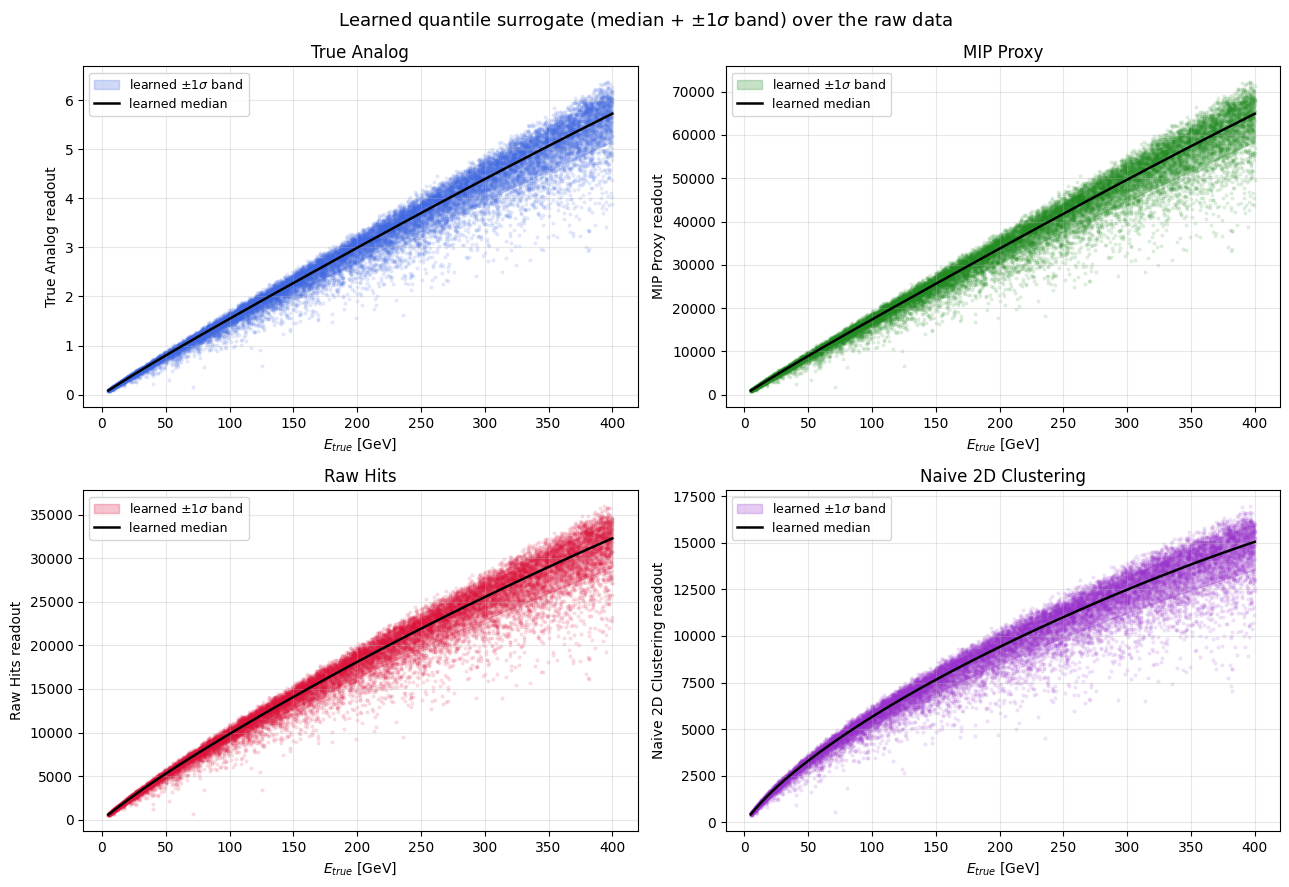
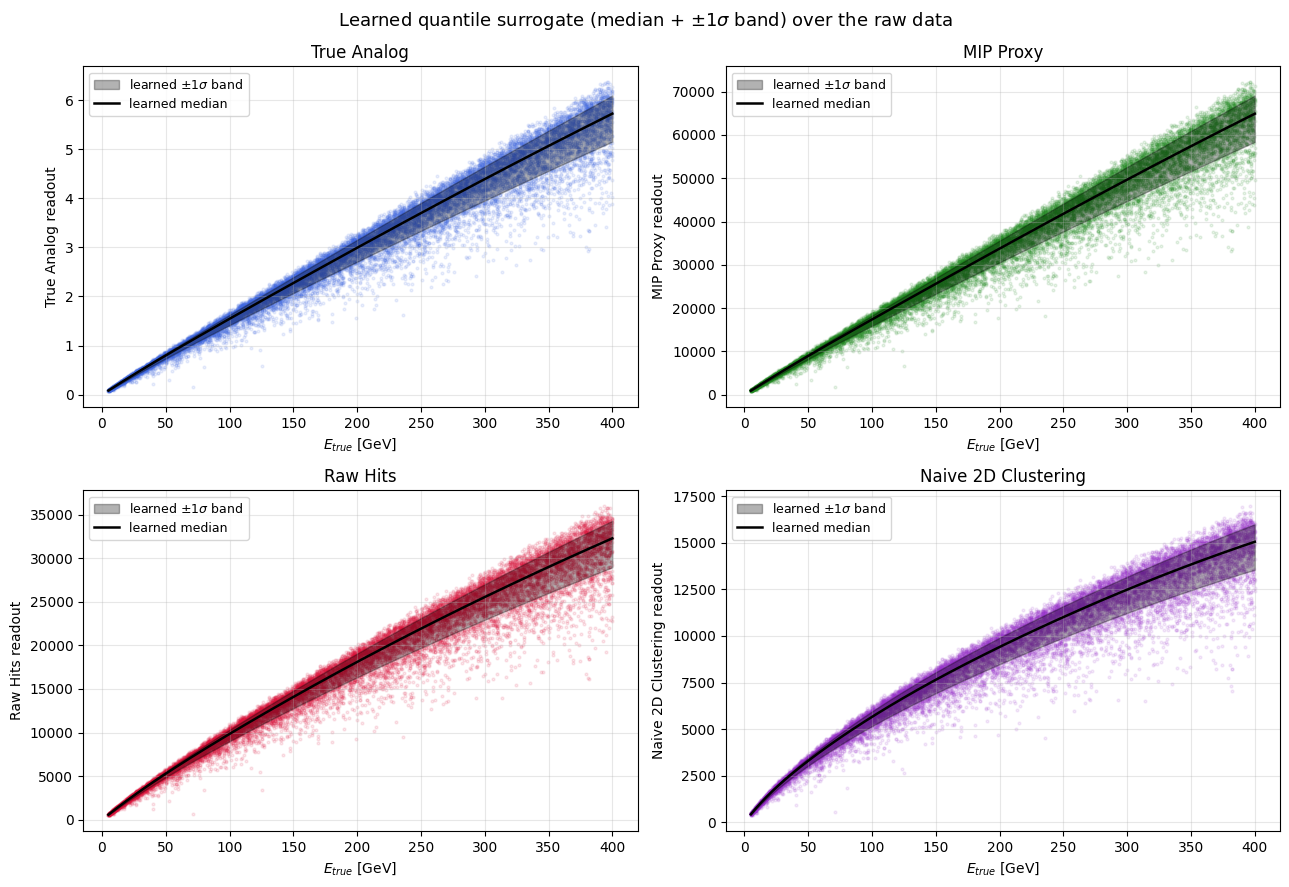
Code edit (unified diff) that turned the first committed figure into the second:
--- before
+++ after
@@ -22,5 +22,5 @@
     lo, med, hi = ensemble_curves(*ensembles[name], e_grid)
     ax.scatter(x_train, y, s=4, alpha=0.10, color=colors[name])
-    ax.fill_between(e_grid, lo, hi, color=colors[name], alpha=0.25, label=r"learned $\pm1\sigma$ band")
+    ax.fill_between(e_grid, lo, hi, color="black", alpha=0.30, label=r"learned $\pm1\sigma$ band")
     ax.plot(e_grid, med, color="black", lw=1.8, label="learned median")
     ax.set_title(f"{name}")

Commit: notebooks: import remaining geometry.ipynb plots, rename nb00->01, add GPU setup script